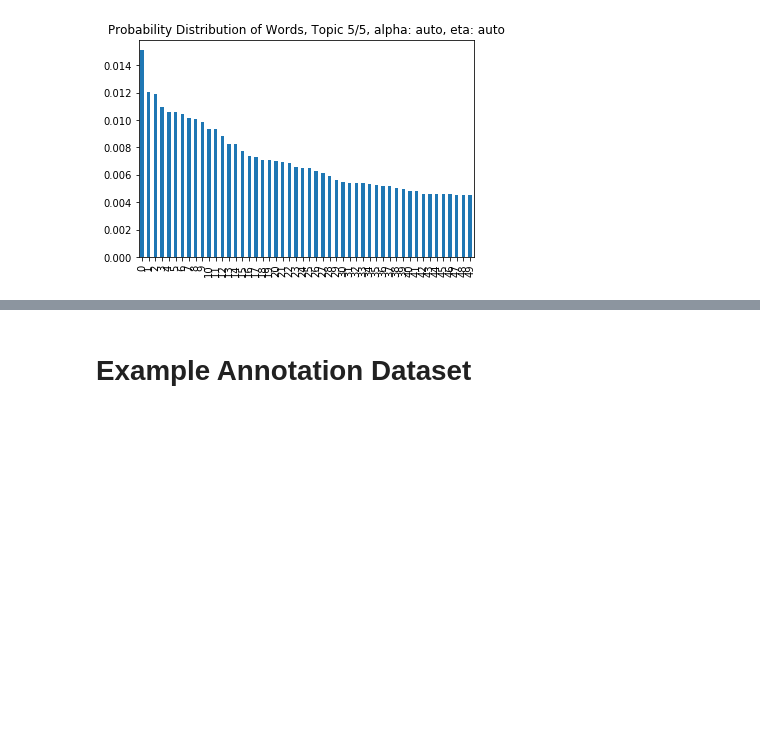
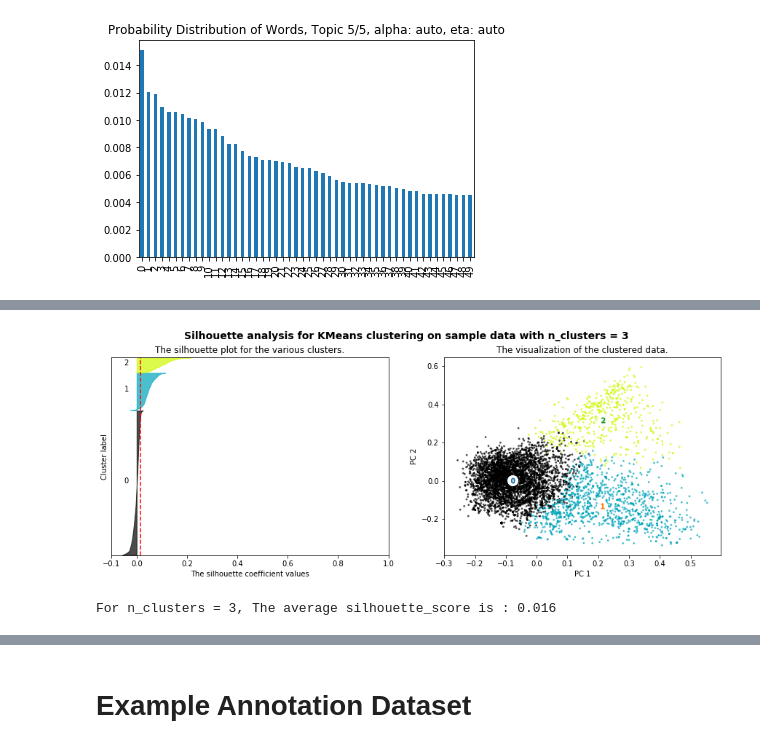
Before and after one commit to sunnyjooey/content-analysis-2018, a Jupyter notebook: 5-Reliability/5-Reliability.ipynb, the cells around one changed output, grey strips where cells are left out. Cells and saved outputs as stored; diff of their text form; code cells hidden in the pictures; blank space fills up the shorter version.

```diff
--- a/5-Reliability/5-Reliability.ipynb
+++ b/5-Reliability/5-Reliability.ipynb
@@ -361,0 +301,13 @@ visualizeTopic1(news_df, 5, 'auto', 'auto')
+# %%
+# Check top words
+print('3 Clusters, Top Words')
+for i in range(7):
+    print(resDF.loc[0, 'Top Terms Cluster {}'.format(i)])
+
+print('5 Clusters, Top Words')
+for i in range(7):
+    print(resDF.loc[1, 'Top Terms Cluster {}'.format(i)])
+
+print('7 Clusters, Top Words')
+for i in range(7):
+    print(resDF.loc[2, 'Top Terms Cluster {}'.format(i)])
@@ -361,0 +404,6 @@ visualizeTopic1(news_df, 5, 'auto', 'auto')
+# %%
+X = newsgroupsTFVects.toarray()
+plotSilhouette(3, X)
+# %% [output]
+[figure, added]
+For n_clusters = 3, The average silhouette_score is : 0.016
```
Also changed, not shown: parts of 34 cells of this notebook.
